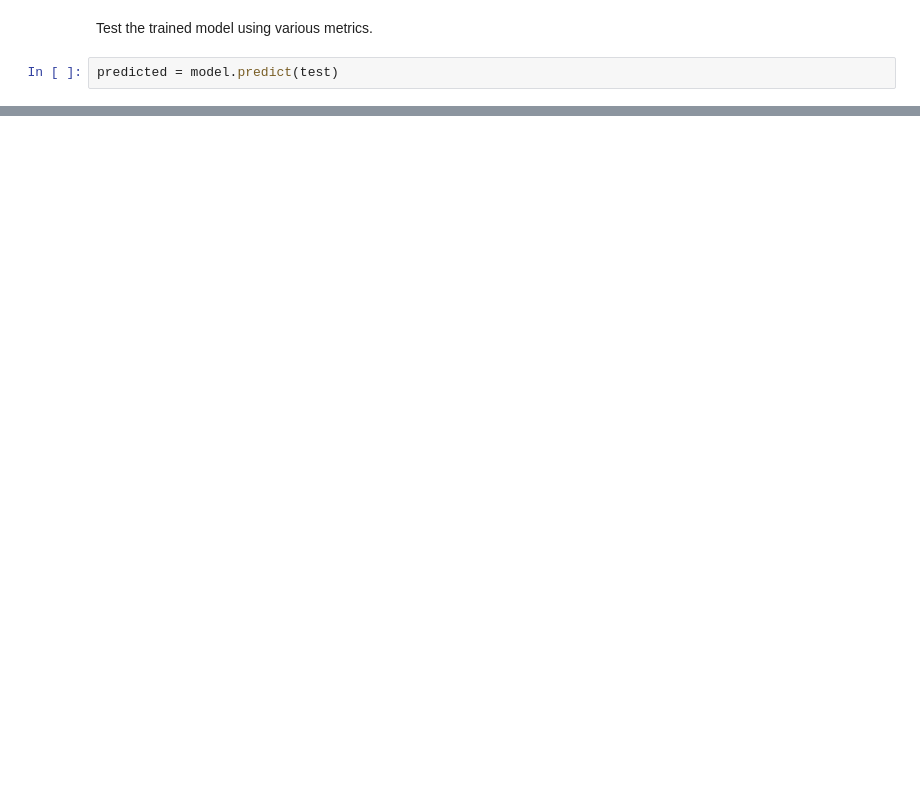
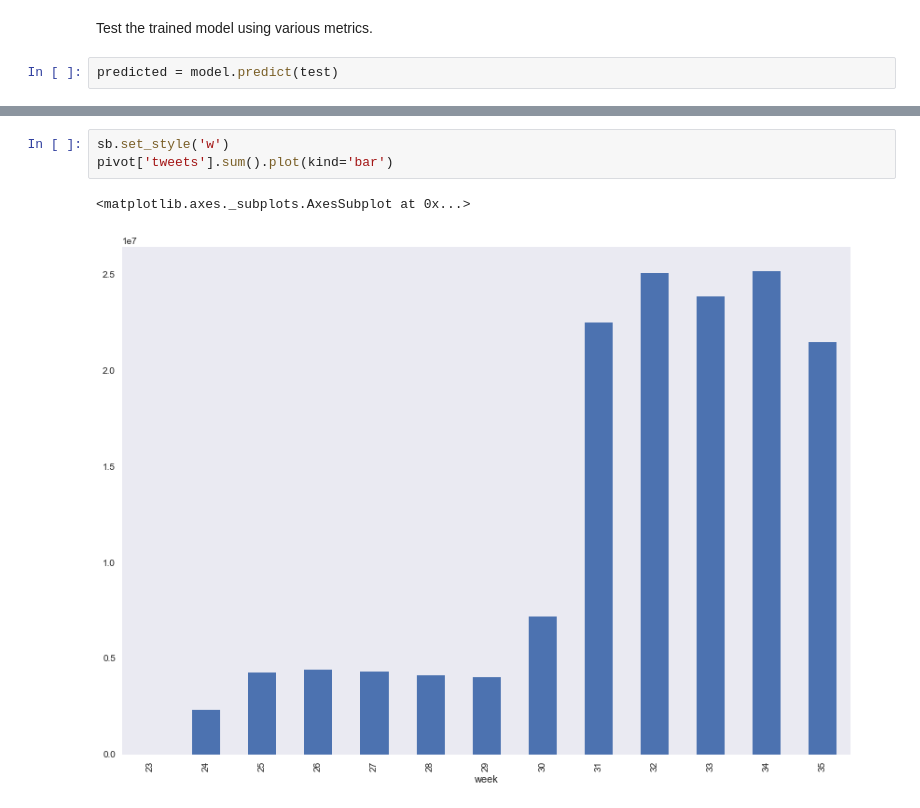
Before and after one commit to chuckeles/tweet-prediction, a Jupyter notebook: notebooks/Logistic regression using numeric attributes.ipynb, the cells around one changed output, grey strips where cells are left out. Drawn from its saved outputs; the diff is of its cells as text; blank space fills up the shorter version.

```diff
--- a/notebooks/Logistic regression using numeric attributes.ipynb
+++ b/notebooks/Logistic regression using numeric attributes.ipynb
@@ -152,0 +153,6 @@ f1_score(test_target, predicted, average='micro')
+# %%
+sb.set_style('w')
+pivot['tweets'].sum().plot(kind='bar')
+# %% [output]
+<matplotlib.axes._subplots.AxesSubplot at 0x...>
+[figure, added]
```
Also changed, not shown: parts of 6 cells of this notebook, 4 other files.
